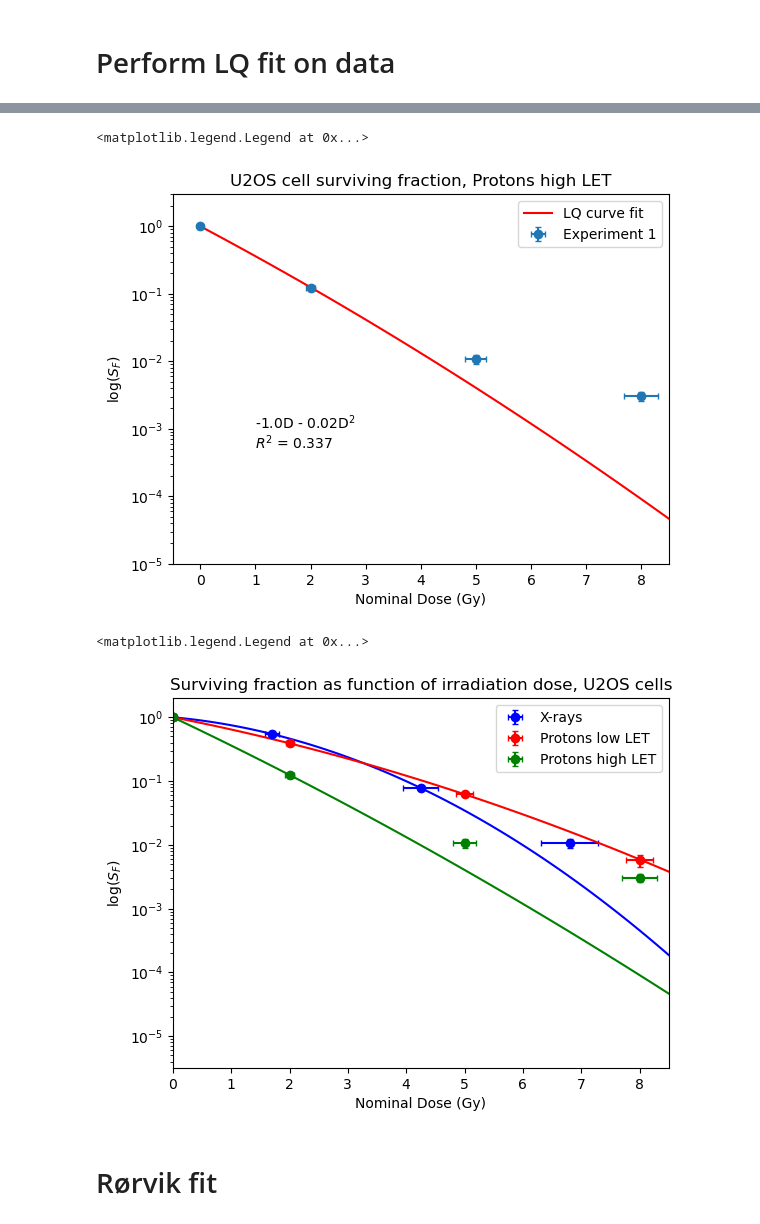
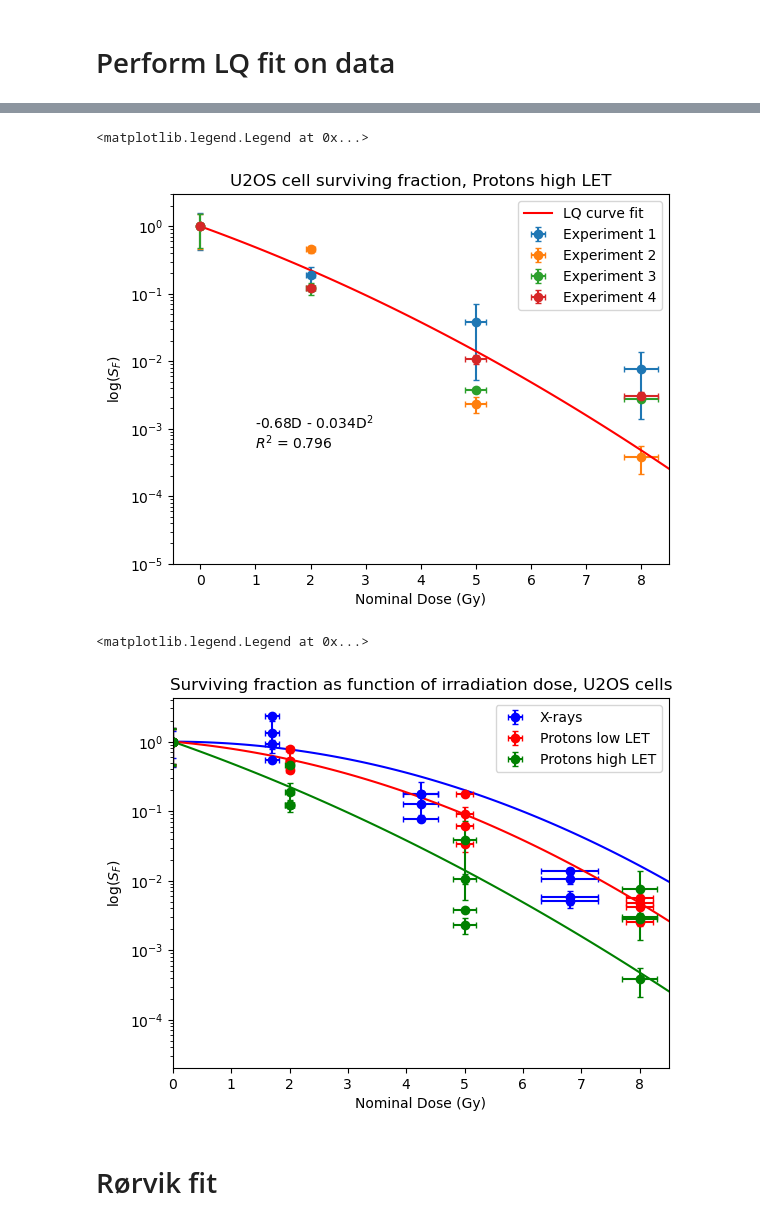
Before and after one commit to BrittHaanen15/Thesis_project, a Jupyter notebook: Python codes/Cell survival analysis aggregated data.ipynb, the cells around one changed output, grey strips where cells are left out. Saved outputs shown, nothing was run; the diff lists cells and outputs as text; code cells hidden in the pictures.

```diff
--- a/Python codes/Cell survival analysis aggregated data.ipynb
+++ b/Python codes/Cell survival analysis aggregated data.ipynb
@@ -16,11 +16,11 @@ from sklearn.metrics import r2_score
 CHANGE THESE: the relevant folder and file paths
 # %%
 #enter list of paths to results folders here
-results_folders = [r"C:\Users\bhaan\Documents\#Master Degree\Thesis\Thesis_project\Cell survival results\Analysis Results 4-2"]
+results_folders = [r"C:\Users\bhaan\Documents\#Master Degree\Thesis\Thesis_project\Cell survival results\Archived - Autumn 2025 with old protocol\Analysis Corrected results 16 Oct", r"C:\Users\bhaan\Documents\#Master Degree\Thesis\Thesis_project\Cell survival results\Archived - Autumn 2025 with old protocol\Analysis Corrected results 30 Oct", r"C:\Users\bhaan\Documents\#Master Degree\Thesis\Thesis_project\Cell survival results\Archived - Autumn 2025 with old protocol\Analysis Corrected results 18 Nov", r"C:\Users\bhaan\Documents\#Master Degree\Thesis\Thesis_project\Cell survival results\Analysis Results 4-2"]
 
 #enter list of multiplicity file paths here
-multi_x = [r"C:\Users\bhaan\Documents\#Master Degree\Thesis\Thesis_project\Cell survival results\Irradiations 4-2\Multiplicity X-ray 4-2.xlsx"]
-multi_p = [r"C:\Users\bhaan\Documents\#Master Degree\Thesis\Thesis_project\Cell survival results\Irradiations 4-2\Multiplicity protons 4-2.xlsx"]
+multi_x = [r"C:\Users\bhaan\Documents\#Master Degree\Thesis\Thesis_project\Cell survival results\Archived - Autumn 2025 with old protocol\Multiplicity X-ray 16-10.xlsx", r"C:\Users\bhaan\Documents\#Master Degree\Thesis\Thesis_project\Cell survival results\Archived - Autumn 2025 with old protocol\Multiplicity X-ray 30-10.xlsx", r"C:\Users\bhaan\Documents\#Master Degree\Thesis\Thesis_project\Cell survival results\Archived - Autumn 2025 with old protocol\Multiplicity X-ray 18-11.xlsx", r"C:\Users\bhaan\Documents\#Master Degree\Thesis\Thesis_project\Cell survival results\Irradiations 4-2\Multiplicity X-ray 4-2.xlsx"]
+multi_p = [r"C:\Users\bhaan\Documents\#Master Degree\Thesis\Thesis_project\Cell survival results\Archived - Autumn 2025 with old protocol\Multiplicity proton 16-10.xlsx", r"C:\Users\bhaan\Documents\#Master Degree\Thesis\Thesis_project\Cell survival results\Archived - Autumn 2025 with old protocol\Multiplicity proton 30-10.xlsx", r"C:\Users\bhaan\Documents\#Master Degree\Thesis\Thesis_project\Cell survival results\Archived - Autumn 2025 with old protocol\Multiplicity proton 18-11.xlsx", r"C:\Users\bhaan\Documents\#Master Degree\Thesis\Thesis_project\Cell survival results\Irradiations 4-2\Multiplicity protons 4-2.xlsx"]
 # %% [markdown]
 Loading and importing data.
 # %%
@@ -238,9 +262,9 @@ def LQ_func(d, a, b):
         return np.exp(-(a*d + b*(np.square(d))))
 # %%
 #Process data into means and standard devs for all
-X_means, X_stds = Process_data(X)
-PL_means, PL_stds = Process_data(PL)
-PH_means, PH_stds = Process_data(PH)
+X_means = Process_data(X)
+PL_means = Process_data(PL)
+PH_means = Process_data(PH)
 
 #Dose uncertainties
 #X-ray dose uncertainty obtained from the experiments with Michel as described in my notebook on 2/12/2025
@@ -322,7 +346,7 @@ r2_ph = r2_score(np.log10(true), np.log10(pred))
 for i in range(len(np.unique(np.array(PH_means['Experiment'])))):
     exp = np.unique(np.array(PH_means['Experiment']))[i]
     data = PH_means[PH_means['Experiment']==exp]
-    error = PH_stds[0][i*4:(i+1)*4]
+    error = np.array(data['STD'])
     dose_error = PH_dose_err[PH_dose_err['Exp']== exp]
     plt.errorbar(data['Dose'], data['Mean Survival'], yerr=error, xerr=dose_error['Err'], fmt='o', capsize=2, label=f'Experiment {int(exp)}')
 plt.plot(np.linspace(0, 10, 100), LQ_func(np.linspace(0, 10, 100), params_ph[0], params_ph[1]), color='r', label='LQ curve fit')
@@ -337,27 +361,27 @@ plt.yscale('log')
 plt.legend()
 # %% [output]
 <matplotlib.legend.Legend at 0x...>
-[figure, old version]
+[figure, new version]
 # %%
 #Plot them all together
-plt.errorbar(X_means['Dose'], X_means['Mean Survival'], yerr=X_stds, xerr=X_dose_err['Err'], label='X-rays', color='b', fmt='o', capsize=2)
+plt.errorbar(X_means['Dose'], X_means['Mean Survival'], yerr=X_means['STD'], xerr=X_dose_err['Err'], label='X-rays', color='b', fmt='o', capsize=2)
 plt.plot(np.linspace(0, 10, 100), LQ_func(np.linspace(0, 10, 100), params_x[0], params_x[1]), color='b')
 
-plt.errorbar(PL_means['Dose'], PL_means['Mean Survival'], yerr=PL_stds, xerr=PL_dose_err['Err'], label='Protons low LET', color='r', fmt='o', capsize=2)
+plt.errorbar(PL_means['Dose'], PL_means['Mean Survival'], yerr=PL_means['STD'], xerr=PL_dose_err['Err'], label='Protons low LET', color='r', fmt='o', capsize=2)
 plt.plot(np.linspace(0, 10, 100), LQ_func(np.linspace(0, 10, 100), params_pl[0], params_pl[1]), color='r')
 
-plt.errorbar(PH_means['Dose'], PH_means['Mean Survival'], yerr=PH_stds, xerr=PH_dose_err['Err'], label='Protons high LET', color='g', fmt='o', capsize=2)
+plt.errorbar(PH_means['Dose'], PH_means['Mean Survival'], yerr=PH_means['STD'], xerr=PH_dose_err['Err'], label='Protons high LET', color='g', fmt='o', capsize=2)
 plt.plot(np.linspace(0, 10, 100), LQ_func(np.linspace(0, 10, 100), params_ph[0], params_ph[1]), color='g')
 
 plt.title('Surviving fraction as function of irradiation dose, U2OS cells')
 plt.xlim([0, 8.5])
 plt.xlabel('Nominal Dose (Gy)')
 plt.ylabel('log($S_F$)')
 plt.yscale('log')
 plt.legend()
 # %% [output]
 <matplotlib.legend.Legend at 0x...>
-[figure, old version]
+[figure, new version]
 # %% [markdown]
 # Rørvik fit
 # %%
```
Also changed, not shown: parts of 8 cells of this notebook, 1 other file.
